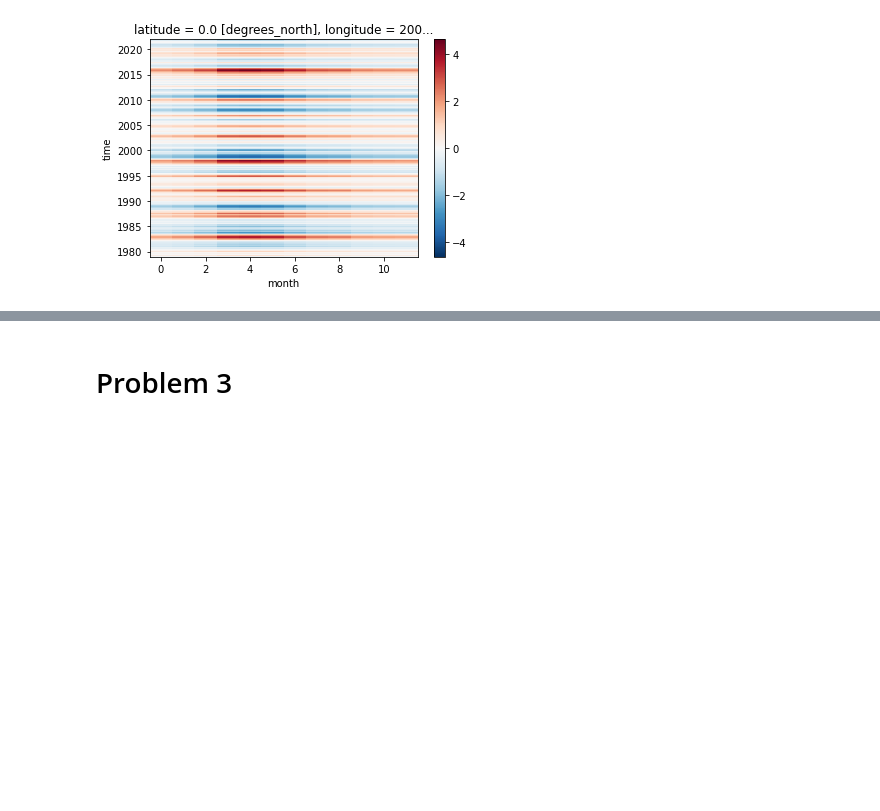
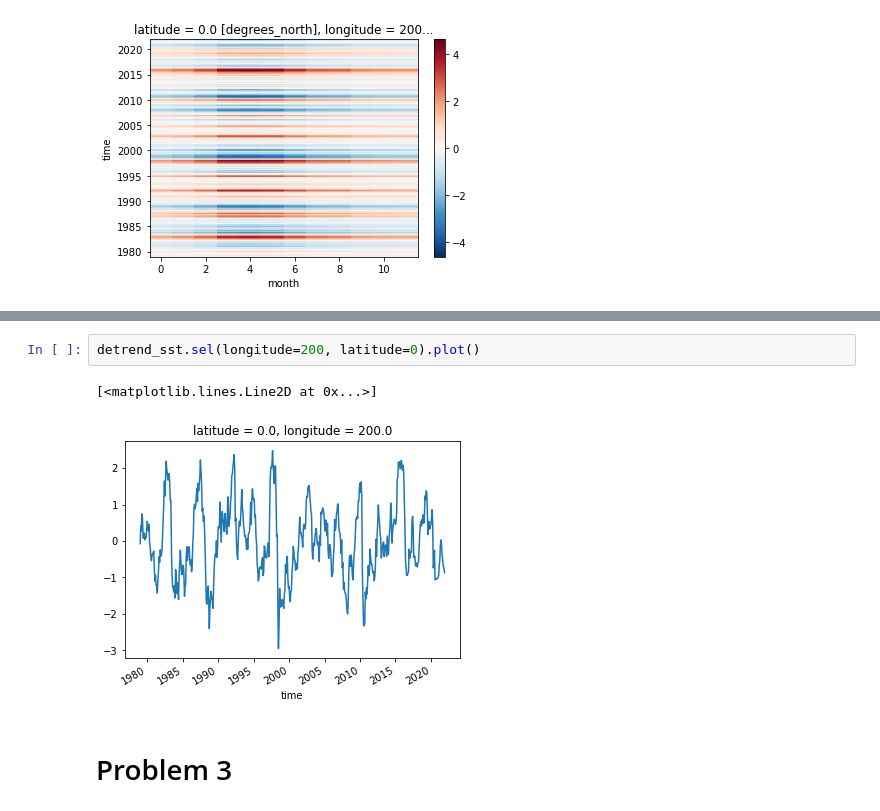
Before and after one commit to atmsillinois/time-series-and-eofs-EWolffWX, a Jupyter notebook: Homework4.ipynb, the cells around one changed output, grey strips where cells are left out. Cells and saved outputs as stored; diff of their text form; blank space fills up the shorter version.

```diff
--- a/Homework4.ipynb
+++ b/Homework4.ipynb
@@ -320,3 +363,8 @@ standardize_sst_drop.sel(latitude=0, longitude=200).plot()
+# %%
+detrend_sst.sel(longitude=200, latitude=0).plot()
+# %% [output]
+[<matplotlib.lines.Line2D at 0x...>]
+[figure, added]
 # %% [markdown]
 # Problem 3
 # %%
```
Also changed, not shown: parts of 6 cells of this notebook.
